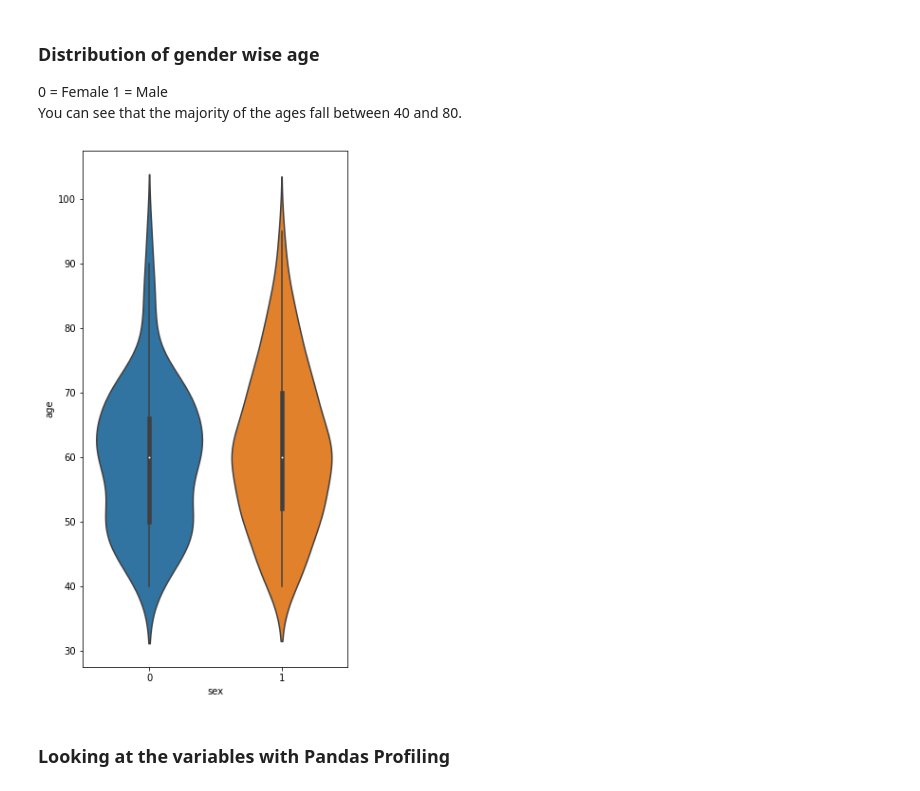
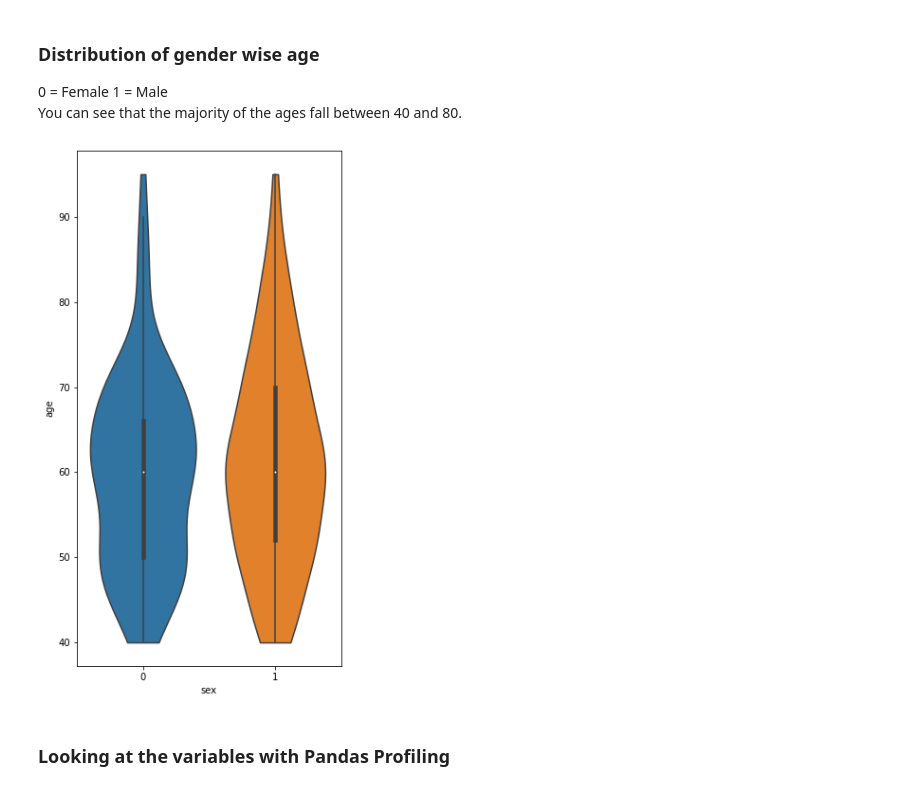
Before and after one commit to jharvey407/CapstoneTwo, a Jupyter notebook: Heart Failure Profiling.ipynb, the cells around one changed output. Cells and saved outputs as stored; diff of their text form; code cells hidden in the pictures.

```diff
--- a/Heart Failure Profiling.ipynb
+++ b/Heart Failure Profiling.ipynb
@@ -135,9 +135,9 @@ Text(0.5, 1.0, 'Death Age Distribution Plot')
 You can see that the majority of the ages fall between 40 and 80.
 # %%
 plt.figure(figsize=(5,10))
-g = sns.violinplot(x='sex', y='age', data=heart_data)
+g = sns.violinplot(x='sex', y='age', data=heart_data, cut = 0)
 # %% [output]
-[figure, old version]
+[figure, new version]
 # %% [markdown]
 ### Looking at the variables with Pandas Profiling
 # %%
```
Also changed, not shown: parts of 72 cells of this notebook.
